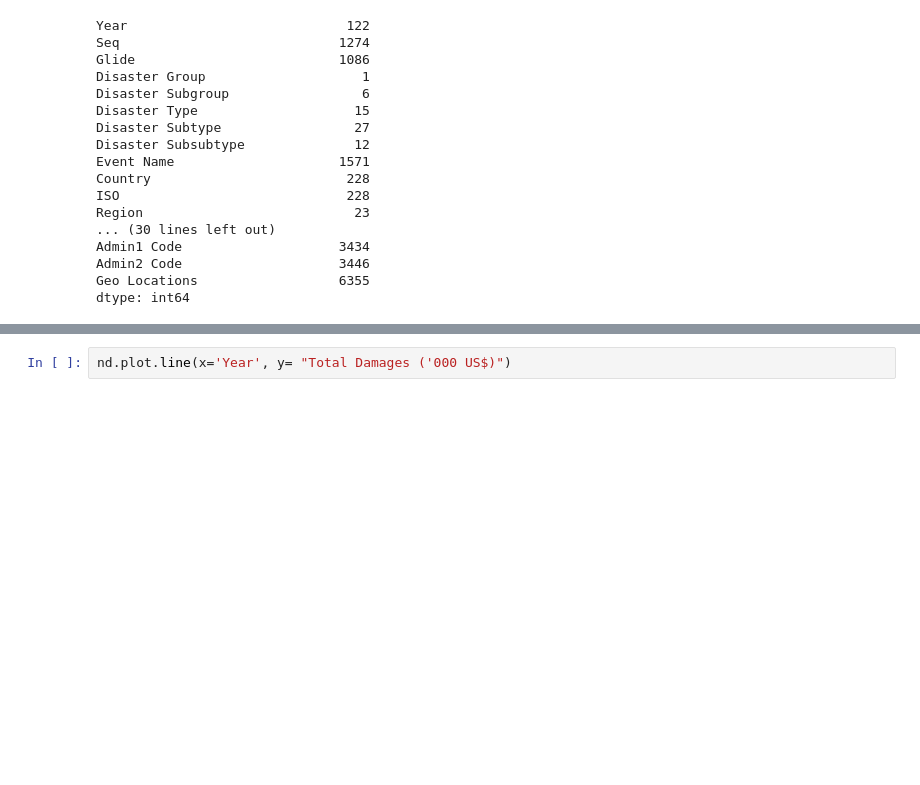
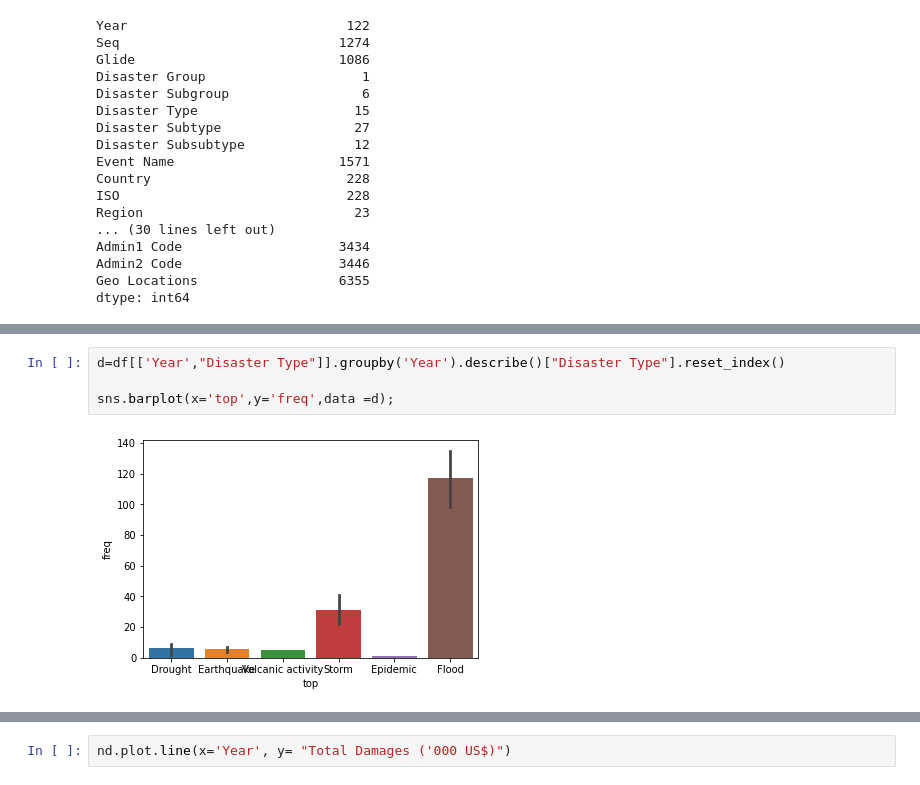
Before and after one commit to hekaplex/2022_01_DSI_WD, a Jupyter notebook: Alex/py/capstone.ipynb, the cells around one changed output, grey strips where cells are left out. Cells and saved outputs as stored; diff of their text form; blank space fills up the shorter version.

```diff
--- a/Alex/py/capstone.ipynb
+++ b/Alex/py/capstone.ipynb
@@ -152,0 +183,6 @@ nd.describe()
+# %%
+d=df[['Year',"Disaster Type"]].groupby('Year').describe()["Disaster Type"].reset_index()
+
+sns.barplot(x='top',y='freq',data =d);
+# %% [output]
+[figure, added]
```
Also changed, not shown: parts of 24 cells of this notebook.
